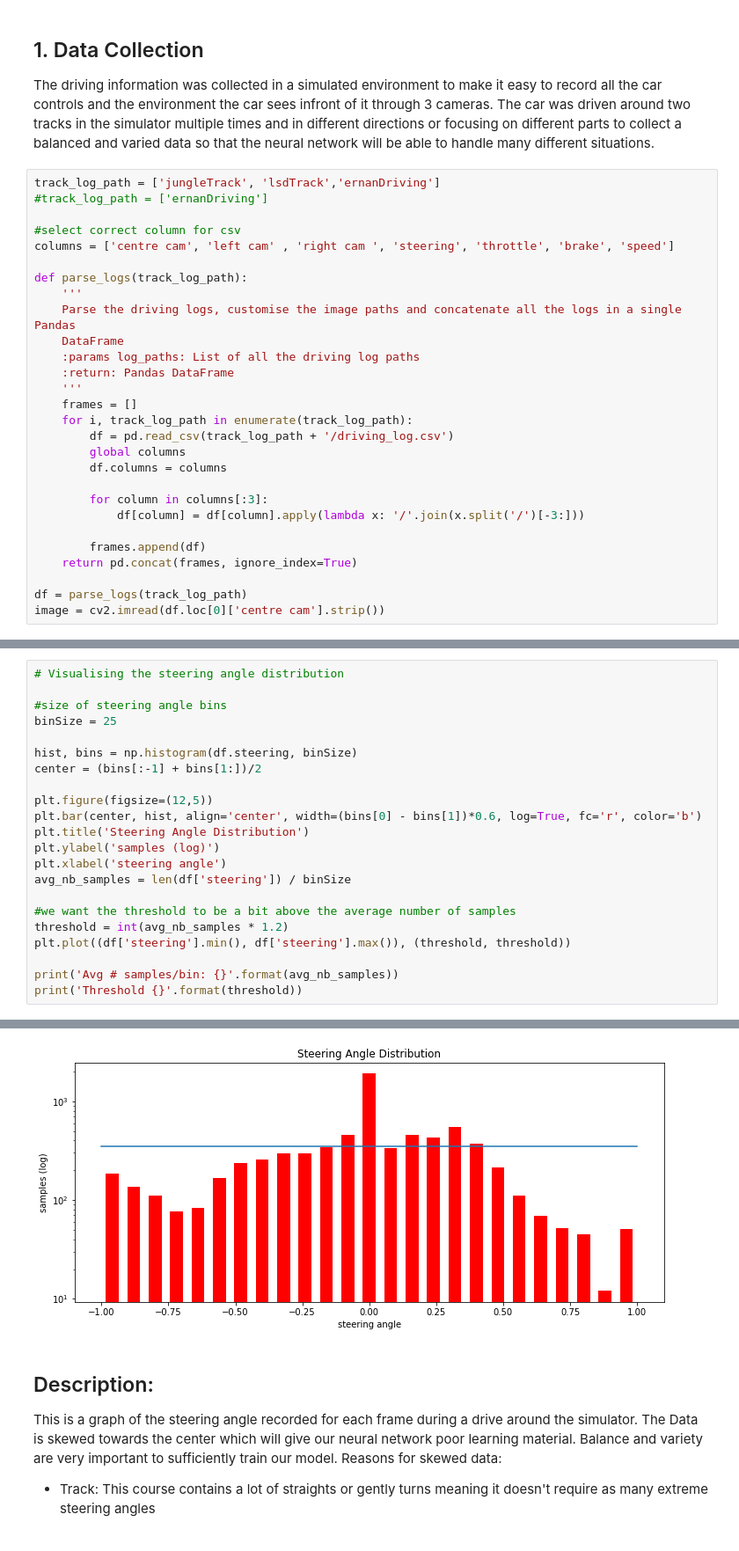
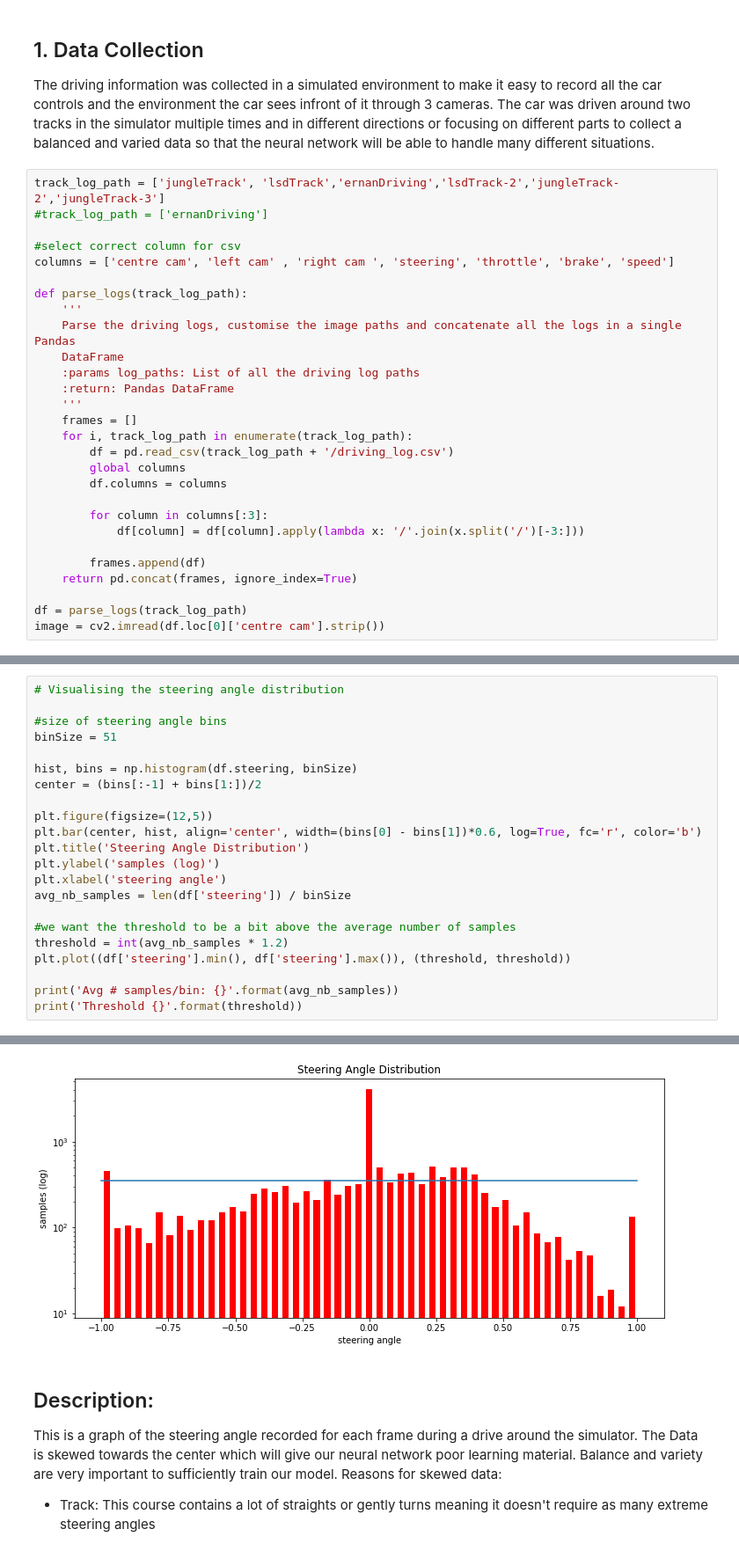
Before and after one commit to RobJLeonard/SelfDrivingCar, a Jupyter notebook: BehaviouralCloning/Training Data.ipynb, the cells around one changed output, grey strips where cells are left out. Shown at 88% size. Cells and saved outputs as stored; diff of their text form.

```diff
--- a/BehaviouralCloning/Training Data.ipynb
+++ b/BehaviouralCloning/Training Data.ipynb
@@ -26,7 +26,7 @@ import matplotlib.image as mpimg
 ## 1. Data Collection
 The driving information was collected in a simulated environment to make it easy to record all the car controls and the environment the car sees infront of it through 3 cameras. The car was driven around two tracks in the simulator multiple times and in different directions or focusing on different parts to collect a balanced and varied data so that the neural network will be able to handle many different situations.
 # %%
-track_log_path = ['jungleTrack', 'lsdTrack','ernanDriving']
+track_log_path = ['jungleTrack', 'lsdTrack','ernanDriving','lsdTrack-2','jungleTrack-2','jungleTrack-3']
 #track_log_path = ['ernanDriving']
 
 #select correct column for csv
@@ -81,7 +81,7 @@ Image shape: (160, 320, 3)
 # Visualising the steering angle distribution
 
 #size of steering angle bins
-binSize = 25
+binSize = 51
 
 hist, bins = np.histogram(df.steering, binSize)
 center = (bins[:-1] + bins[1:])/2
@@ -104,5 +104,5 @@ Avg # samples/bin: 290.16
 Threshold 348
-[figure, old version]
+[figure, new version]
 # %% [markdown]
 ## Description:
 This is a graph of the steering angle recorded for each frame during a drive around the simulator. The Data is skewed towards the center which will give our neural network poor learning material. Balance and variety are very important to sufficiently train our model.
```
Also changed, not shown: parts of 7 cells of this notebook.
